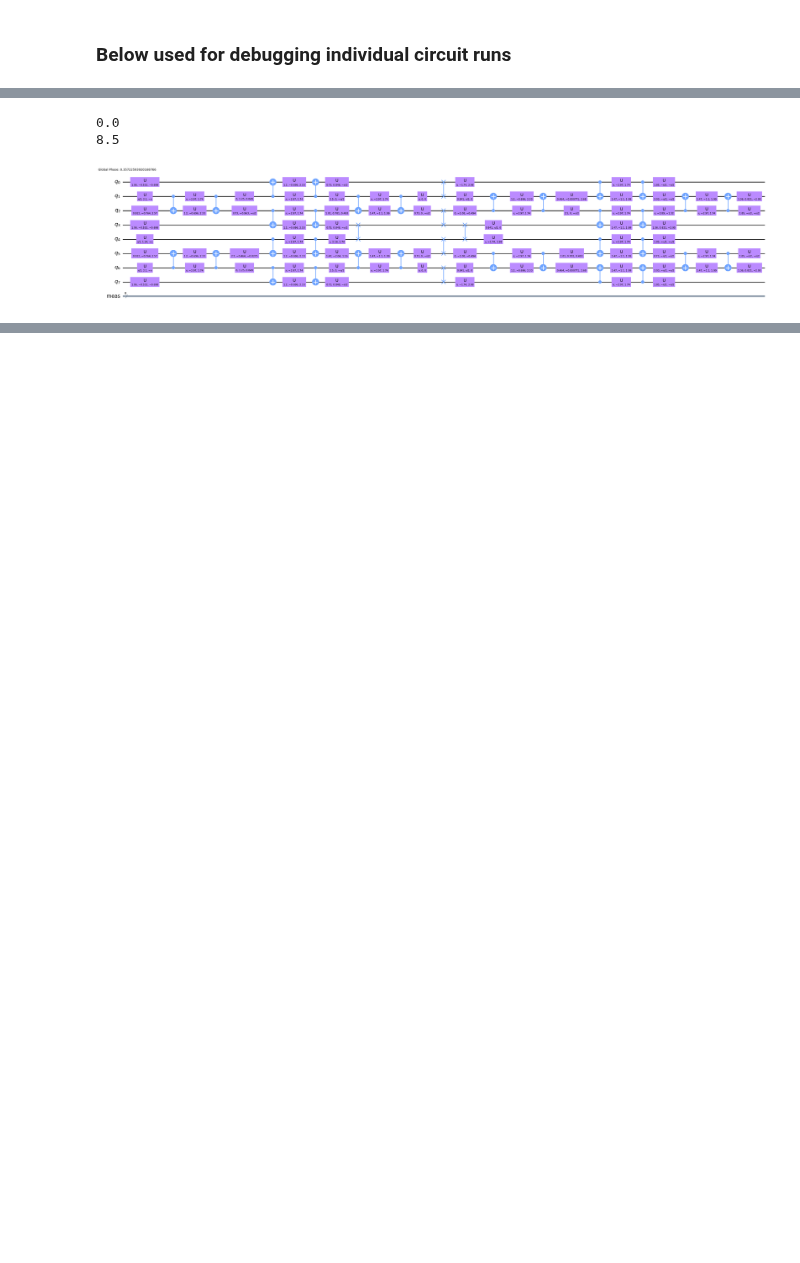
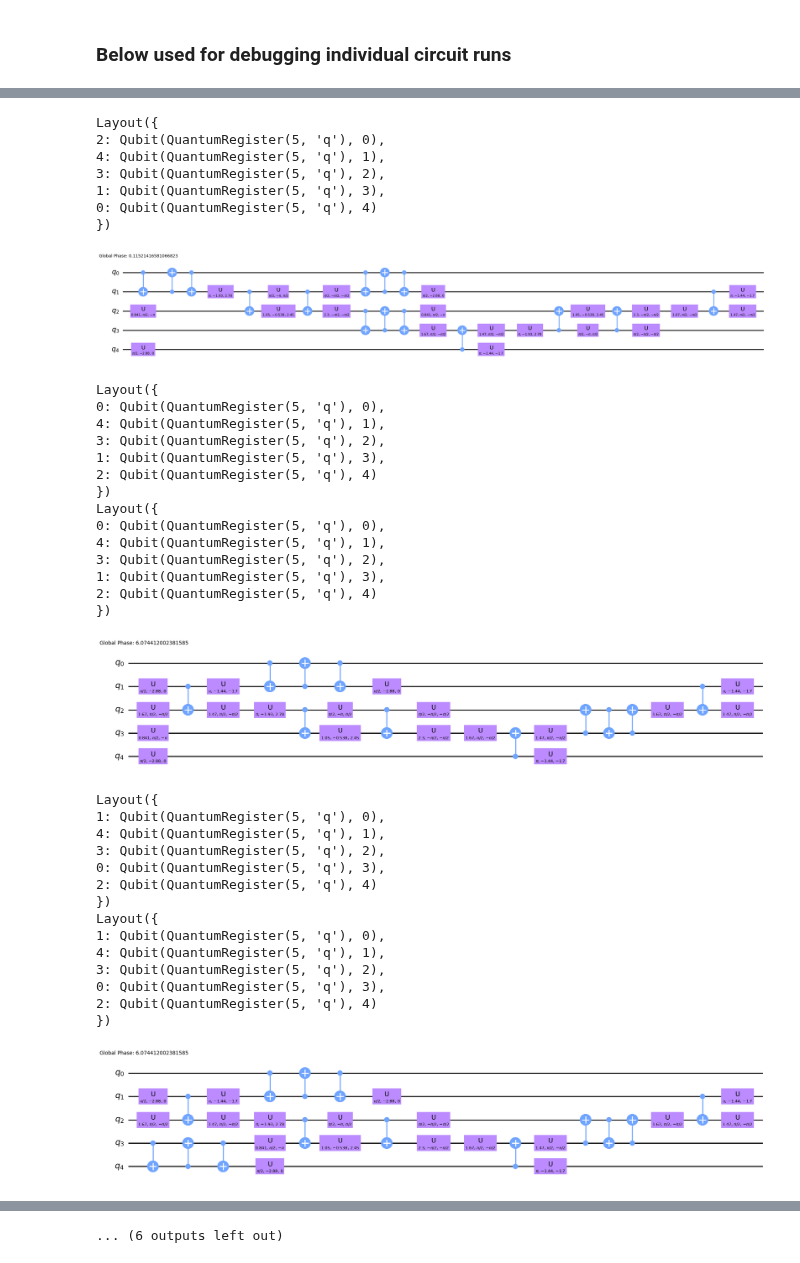
Before and after one commit to Pitt-JonesLab/mirror-gates, a Jupyter notebook: src/notebooks/debug_bench.ipynb, the cells around one changed output, grey strips where cells are left out. Cells and saved outputs as stored; diff of their text form; code cells hidden in the pictures; blank space fills up the shorter version.

```diff
--- a/src/notebooks/debug_bench.ipynb
+++ b/src/notebooks/debug_bench.ipynb
@@ -27,9 +27,9 @@ transpile_benchy_logger.setLevel(logging.WARNING)
 qiskit_logger = logging.getLogger("qiskit")
 qiskit_logger.setLevel(logging.WARNING)
 # %%
-N = 8
+N = 5
 # coupling_map = FakeQuitoV2().target.build_coupling_map()
 # coupling_map = CouplingMap.from_grid(4,4)
 coupling_map = CouplingMap.from_line(N)
-# coupling_map = CouplingMap.from_heavy_hex(7)
-# coupling_map.draw()
+# coupling_map = CouplingMap.from_heavy_hex(3)
+coupling_map.draw()
@@ -102,6 +109,11 @@ qc = next(mqt_bench.get_quantum_circuits())
 # qaoa_result = qaoa.compute_minimum_eigenvalue(qp.to_ising()[0])
 # qc = qaoa.ansatz.bind_parameters(qaoa_result.optimal_point)
 # qc.name = "qaoa"
+# %%
+qc = QuantumCircuit(N)
+for i in range(N - 1):
+    qc.h(i)
+    qc.cx(i, N - 1)
 # %%
 qc = qc.decompose().decompose()
 qc.draw("mpl", fold=-1)
@@ -110,20 +122,56 @@ qc.draw("mpl", fold=-1)
 # %%
 runner = SabreMS(
     coupling_map, cx_basis=0, parallel=False, logger=transpile_benchy_logger
 )
 metric = DepthMetric()
 runner.append_metric_pass(metric)
 metric = TotalMetric()
 runner.append_metric_pass(metric)
 runner.run(qc)
 print(runner.property_set["accepted_subs"])
 print(runner.property_set["monodromy_depth"])
+print(runner.property_set["monodromy_total"])
 # display(runner.property_set['pre'].draw('mpl'))
-# display(runner.property_set["mid"].draw("mpl", fold=0))
+display(runner.property_set["mid"].draw("mpl", fold=-1))
 # display(runner.property_set['post0'].draw('mpl'))
-display(runner.property_set["post"].draw("mpl", fold=-1))
+# display(runner.property_set["post"].draw("mpl", fold=-1))
 # display(transp.draw(output="mpl", fold=-1))
 # %% [output]
-0.0
-8.5
+Layout({
+2: Qubit(QuantumRegister(5, 'q'), 0),
+4: Qubit(QuantumRegister(5, 'q'), 1),
+3: Qubit(QuantumRegister(5, 'q'), 2),
+1: Qubit(QuantumRegister(5, 'q'), 3),
+0: Qubit(QuantumRegister(5, 'q'), 4)
+})
-[figure, old version]
+[figure, new version]
+Layout({
+0: Qubit(QuantumRegister(5, 'q'), 0),
+4: Qubit(QuantumRegister(5, 'q'), 1),
+3: Qubit(QuantumRegister(5, 'q'), 2),
+1: Qubit(QuantumRegister(5, 'q'), 3),
+2: Qubit(QuantumRegister(5, 'q'), 4)
+})
+Layout({
+0: Qubit(QuantumRegister(5, 'q'), 0),
+4: Qubit(QuantumRegister(5, 'q'), 1),
+3: Qubit(QuantumRegister(5, 'q'), 2),
+1: Qubit(QuantumRegister(5, 'q'), 3),
+2: Qubit(QuantumRegister(5, 'q'), 4)
+})
+[figure, added]
+Layout({
+1: Qubit(QuantumRegister(5, 'q'), 0),
+4: Qubit(QuantumRegister(5, 'q'), 1),
+3: Qubit(QuantumRegister(5, 'q'), 2),
+0: Qubit(QuantumRegister(5, 'q'), 3),
+2: Qubit(QuantumRegister(5, 'q'), 4)
+})
+Layout({
+1: Qubit(QuantumRegister(5, 'q'), 0),
+4: Qubit(QuantumRegister(5, 'q'), 1),
+3: Qubit(QuantumRegister(5, 'q'), 2),
+0: Qubit(QuantumRegister(5, 'q'), 3),
+2: Qubit(QuantumRegister(5, 'q'), 4)
+})
+[figure, added]
@@ -130 +223,2 @@ display(runner.property_set["post"].draw("mpl", fold=-1))
+... (6 outputs left out)
 # %%
```
Also changed, not shown: parts of 6 cells of this notebook, 10 other files.
